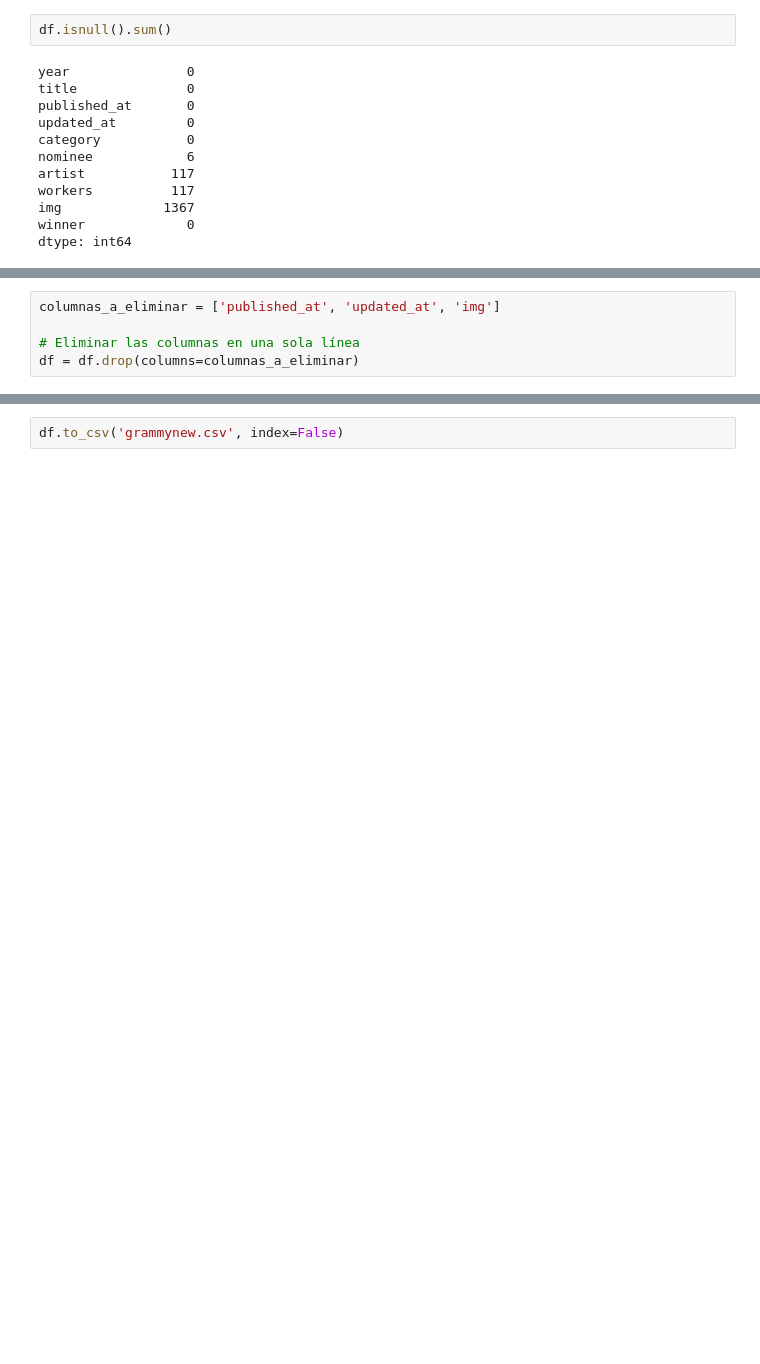
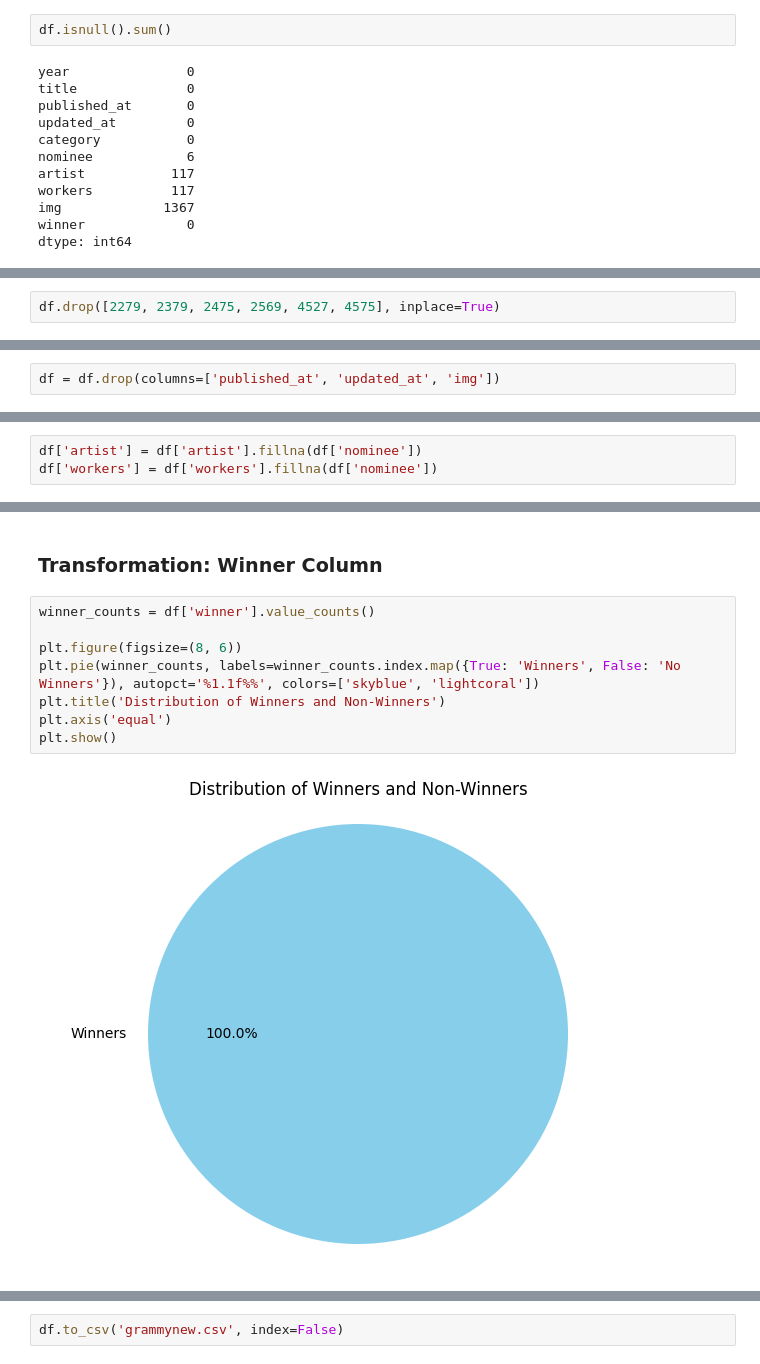
Before and after one commit to MarianaMera12/Workshop-2, a Jupyter notebook: EDA_Notebooks/02_EDA.ipynb, the cells around one changed output, grey strips where cells are left out. Saved outputs shown, nothing was run; the diff lists cells and outputs as text; blank space fills up the shorter version.

```diff
--- a/EDA_Notebooks/02_EDA.ipynb
+++ b/EDA_Notebooks/02_EDA.ipynb
@@ -362,0 +335,2 @@ df.drop(indices_a_eliminar, inplace=True)
+# %%
+df.drop([2279, 2379, 2475, 2569, 4527, 4575], inplace=True)
@@ -363,3 +341,5 @@ df.drop(indices_a_eliminar, inplace=True)
+# %%
+df = df.drop(columns=['published_at', 'updated_at', 'img'])
 # %%
 df.isnull().sum()
 # %% [output]
@@ -376,0 +358,3 @@ dtype: int64
+# %%
+df['artist'] = df['artist'].fillna(df['nominee'])
+df['workers'] = df['workers'].fillna(df['nominee'])
@@ -390,6 +373,13 @@ winner             0
 dtype: int64
-# %%
-columnas_a_eliminar = ['published_at', 'updated_at', 'img']
-
-# Eliminar las columnas en una sola línea
-df = df.drop(columns=columnas_a_eliminar)
+# %% [markdown]
+### Transformation: Winner Column
+# %%
+winner_counts = df['winner'].value_counts()
+
+plt.figure(figsize=(8, 6))
+plt.pie(winner_counts, labels=winner_counts.index.map({True: 'Winners', False: 'No Winners'}), autopct='%1.1f%%', colors=['skyblue', 'lightcoral'])
+plt.title('Distribution of Winners and Non-Winners')
+plt.axis('equal')
+plt.show()
+# %% [output]
+[figure, added]
```
Also changed, not shown: parts of 80 cells of this notebook, 17 other files.
